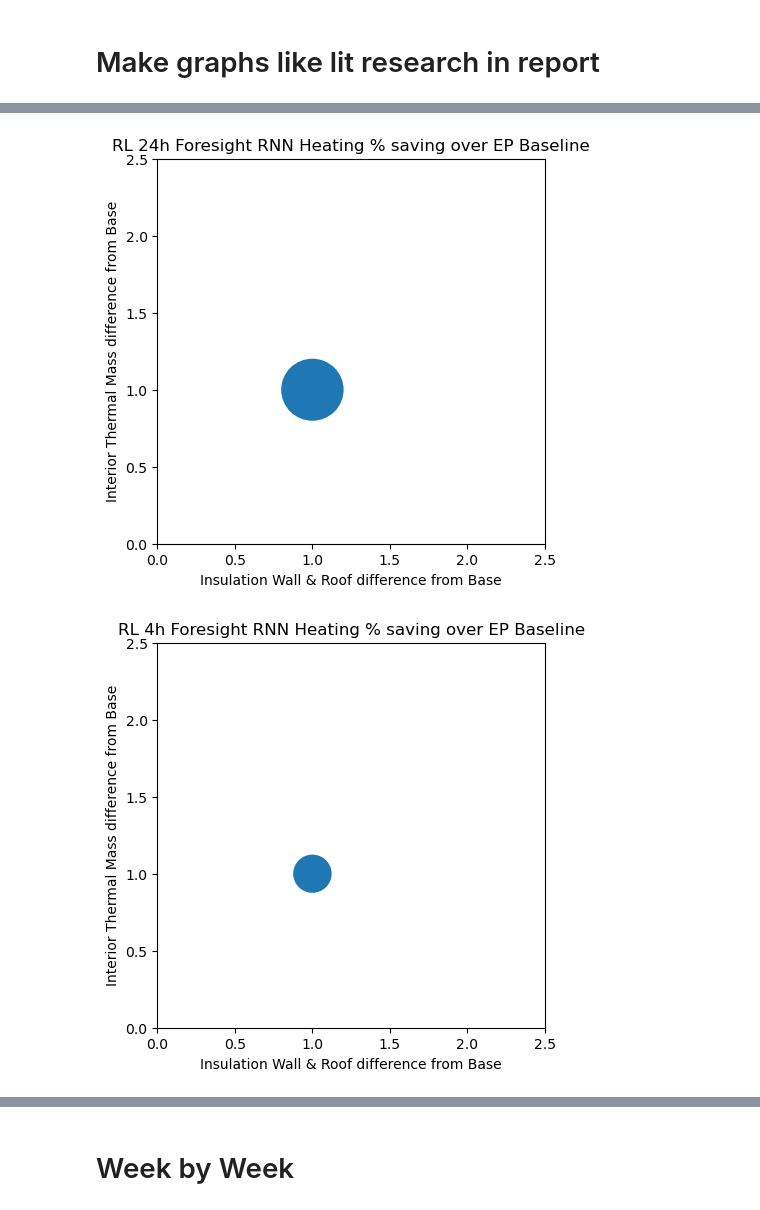
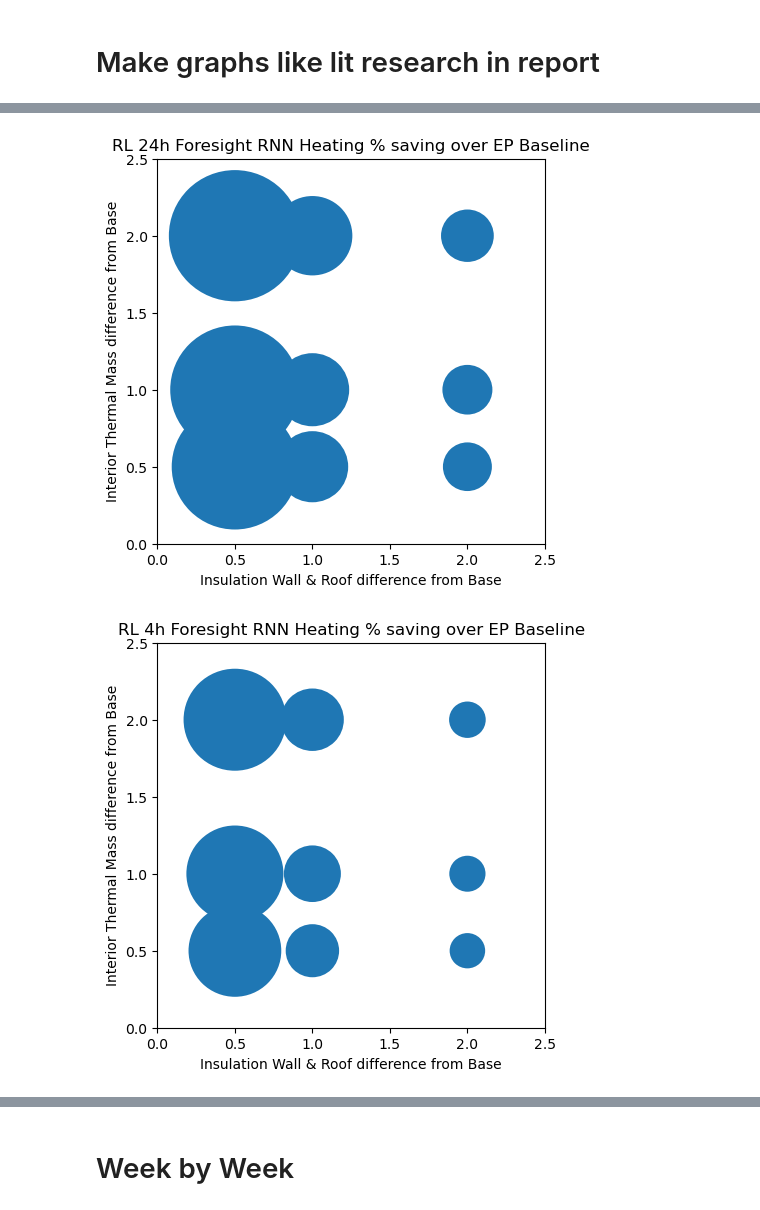
Before and after one commit to Lundkjaer/ClimAIte, a Jupyter notebook: EMS_work/post_processing.ipynb, the cells around one changed output, grey strips where cells are left out. Cells and saved outputs as stored; diff of their text form; code cells hidden in the pictures.

```diff
--- a/EMS_work/post_processing.ipynb
+++ b/EMS_work/post_processing.ipynb
@@ -11,10 +11,11 @@ import matplotlib.pyplot as plt
 # %%
 
 # memory_csv = pd.read_csv(r"W:\Insync\GDrive\Main\TU Delft\Thesis\DRL runs 04\Building-InsuBASE-MassBASE\RL24hAllRNN\agent memory.csv")
-memory_csv = pd.read_csv(r"W:\Insync\GDrive\Main\TU Delft\Thesis\DRL runs 09\Building-InsuBASE-MassBASE\RL24hAllRNN\agent memory.csv")
+# memory_csv = pd.read_csv(r"W:\Insync\GDrive\Main\TU Delft\Thesis\DRL runs 09\Building-InsuBASE-MassBASE\RL24hAllRNN\agent memory.csv")
 # memory_csv = pd.read_csv(r"W:\Insync\GDrive\Main\TU Delft\Thesis\DRL runs 04\Building-InsuBASE-MassBASE\RL04hAllRNN\agent memory.csv")
 # memory_csv = pd.read_csv(r"W:\Insync\GDrive\Main\TU Delft\Thesis\DRL runs 04\Building-InsuBASE-MassBASE\RL04hNoSolarRNN\agent memory.csv")
 # memory_csv = pd.read_csv(r"W:\Insync\GDrive\Main\TU Delft\Thesis\DRL runs\Building-InsuUP-MassUP\RL04hFlatInput\agent memory.csv")
+memory_csv = pd.read_csv(r"W:\Insync\GDrive\Main\TU Delft\Thesis\DRL runs 11\Building-InsuBASE-MassBASE\RLBaseNoForesight\agent memory.csv")
 # %%
 templist = str(memory_csv[8730:8731]['state_prev'].values).replace('[','').replace(']', '').replace("'","").replace('\\n',' ')
 # templist = str(memory_csv[8730:8731]['state_prev'].values)
@@ -51,7 +36,7 @@ print(action_index)
 rewards = memory_csv['next_reward'].convert_dtypes()
 
 # y2 = memory_csv['next_reward']
-y1 = action_index[-8760:]
+y1 = action_index
 x = [x for x in range(len(y1))]
 
 plt.figure(figsize=(10,6))
@@ -725,19 +766,22 @@ dert
 # %%
 import matplotlib.pyplot as plt
 
-for control in list_of_saving:
+for i, control in enumerate(list_of_saving):
     circle_list = []
     fig, ax = plt.subplots(figsize=(5,5))
     # plt.figure(figsize=(10,10))
     plt.xlim([0,2.5])
     plt.ylim([0,2.5])
     plt.title(f'{control} over EP Baseline')
     plt.xlabel('Insulation Wall & Roof difference from Base')
     plt.ylabel('Interior Thermal Mass difference from Base')
     for row in range(df_mini['Insulation'].count()):
-        circle = plt.Circle((df_mini.iloc[row]['Insulation'], df_mini.iloc[row]['Thermal Mass']), df_mini.iloc[row][control])
+        # % saving
+        # circle = plt.Circle((df_mini.iloc[row]['Insulation'], df_mini.iloc[row]['Thermal Mass']), df_mini.iloc[row][control])
+        # Absolute saving
+        circle = plt.Circle((df_mini.iloc[row]['Insulation'], df_mini.iloc[row]['Thermal Mass']), (float(df.iloc[row][3]) - float(df.iloc[row][3 + 3*(i+1)]))/10)
         ax.add_patch(circle)
         # circle_list.append(circle)
 # %% [output]
-[figure, old version]
+[figure, new version]
-[figure, old version]
+[figure, new version]
```
Also changed, not shown: parts of 16 cells of this notebook, 1 other file.
